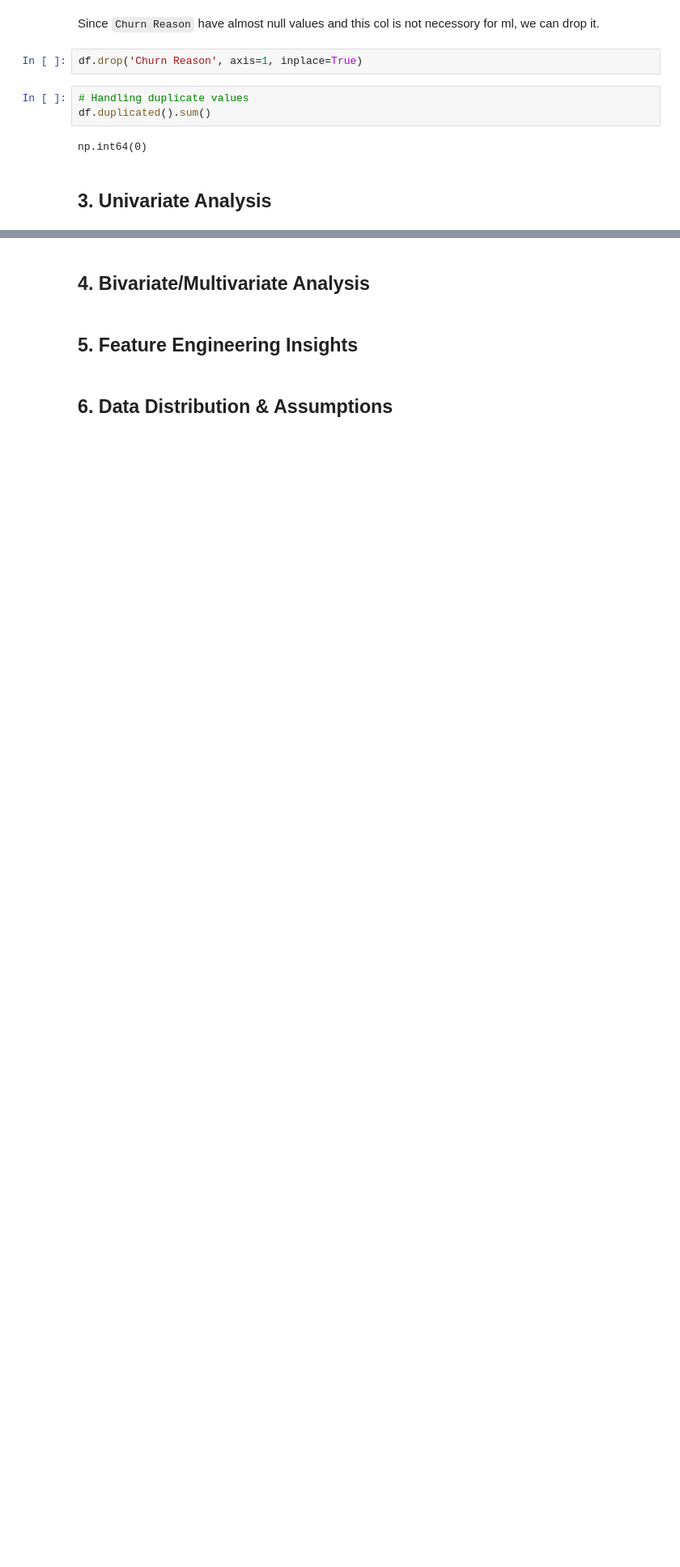
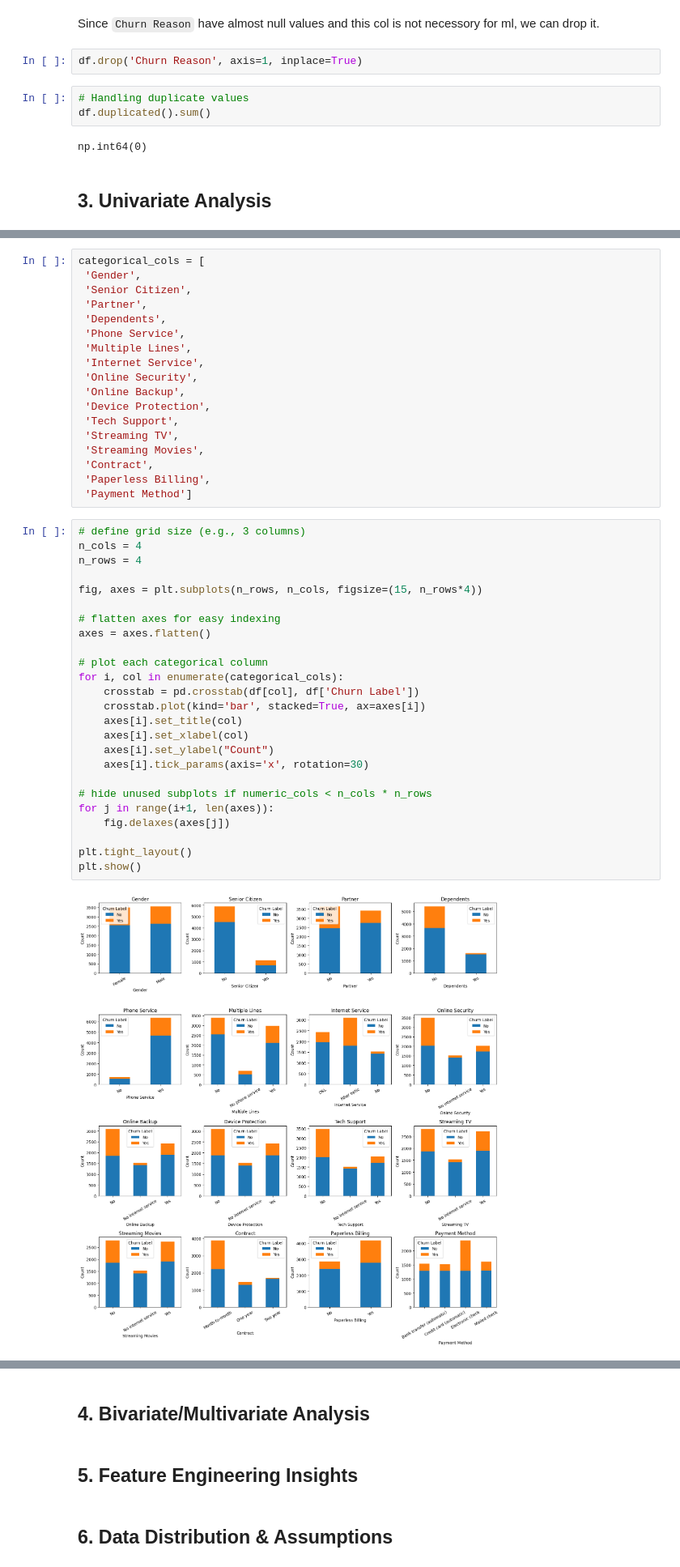
Before and after one commit to lintosunny/churn-x, a Jupyter notebook: ml/notebooks/eda.ipynb, the cells around one changed output, grey strips where cells are left out. Shown at 81% size. Cells and saved outputs as stored; diff of their text form; blank space fills up the shorter version.

```diff
--- a/ml/notebooks/eda.ipynb
+++ b/ml/notebooks/eda.ipynb
@@ -78,0 +93,45 @@ np.int64(0)
+# %%
+categorical_cols = [
+ 'Gender',
+ 'Senior Citizen',
+ 'Partner',
+ 'Dependents',
+ 'Phone Service',
+ 'Multiple Lines',
+ 'Internet Service',
+ 'Online Security',
+ 'Online Backup',
+ 'Device Protection',
+ 'Tech Support',
+ 'Streaming TV',
+ 'Streaming Movies',
+ 'Contract',
+ 'Paperless Billing',
+ 'Payment Method']
+# %%
+# define grid size (e.g., 3 columns)
+n_cols = 4
+n_rows = 4
+
+fig, axes = plt.subplots(n_rows, n_cols, figsize=(15, n_rows*4))
+
+# flatten axes for easy indexing
+axes = axes.flatten()
+
+# plot each categorical column
+for i, col in enumerate(categorical_cols):
+    crosstab = pd.crosstab(df[col], df['Churn Label'])
+    crosstab.plot(kind='bar', stacked=True, ax=axes[i])
+    axes[i].set_title(col)
+    axes[i].set_xlabel(col)
+    axes[i].set_ylabel("Count")
+    axes[i].tick_params(axis='x', rotation=30)
+
+# hide unused subplots if numeric_cols < n_cols * n_rows
+for j in range(i+1, len(axes)):
+    fig.delaxes(axes[j])
+
+plt.tight_layout()
+plt.show()
+# %% [output]
+[figure, added]
```
Also changed, not shown: parts of 10 cells of this notebook, 2 other files.
